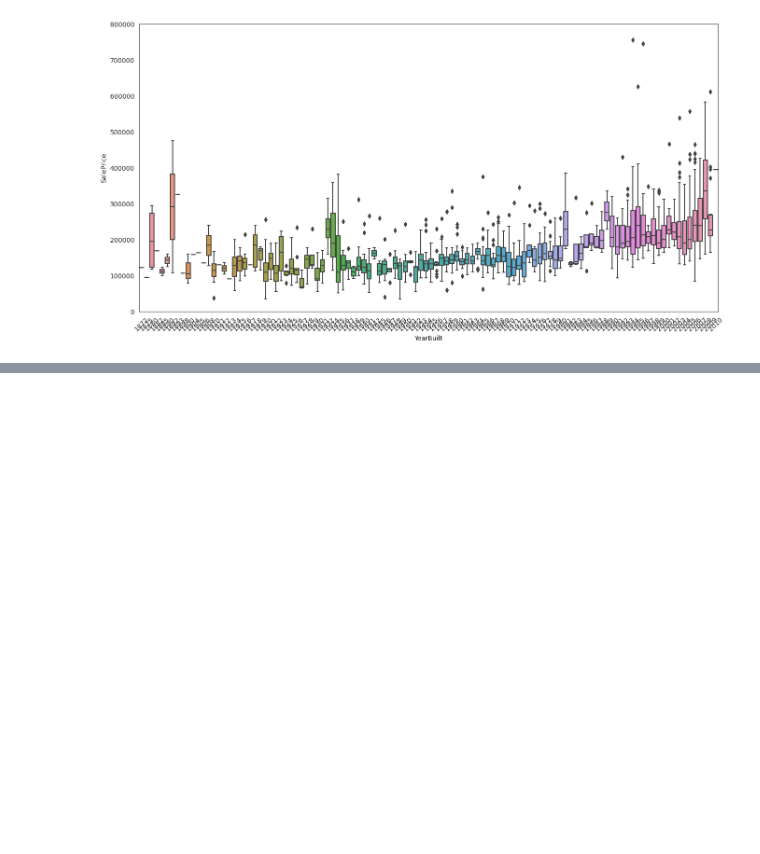
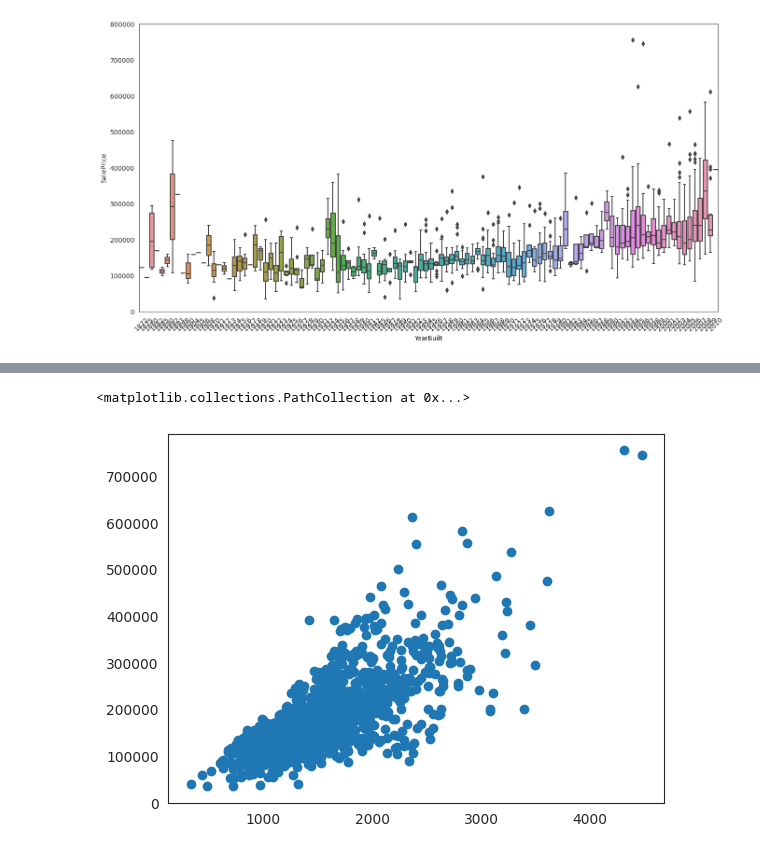
Before and after one commit to iop2000win/Data_Project, a Jupyter notebook: Code_Review_04.ipynb, the cells around one changed output, grey strips where cells are left out. Saved outputs shown, nothing was run; the diff lists cells and outputs as text; code cells hidden in the pictures; blank space fills up the shorter version.

```diff
--- a/Code_Review_04.ipynb
+++ b/Code_Review_04.ipynb
@@ -159,0 +259,8 @@ data.plot.scatter(x = 'TotalBsmtSF',
+# %%
+plt.scatter(train_df['GrLivArea'],
+            train_df['SalePrice'])
+
+# plt.scatter([4676, 5642], [184750, 160000], marker = '*', color = 'red', s = 100)
+# %% [output]
+<matplotlib.collections.PathCollection at 0x...>
+[figure, added]
```
Also changed, not shown: parts of 47 cells of this notebook.
